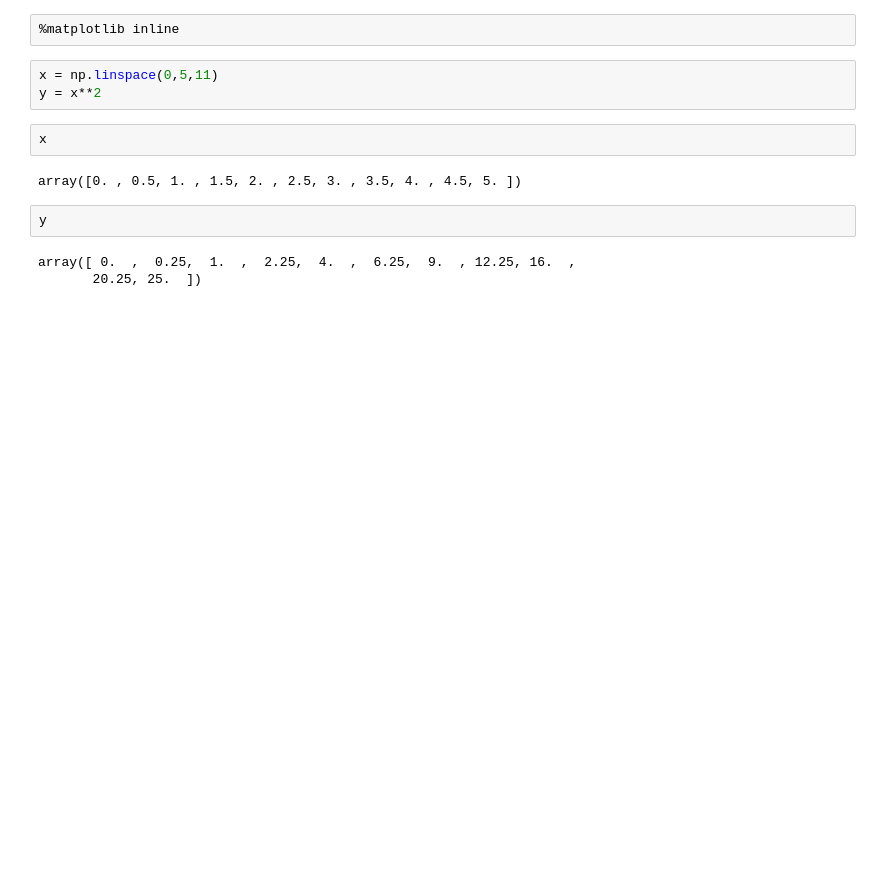
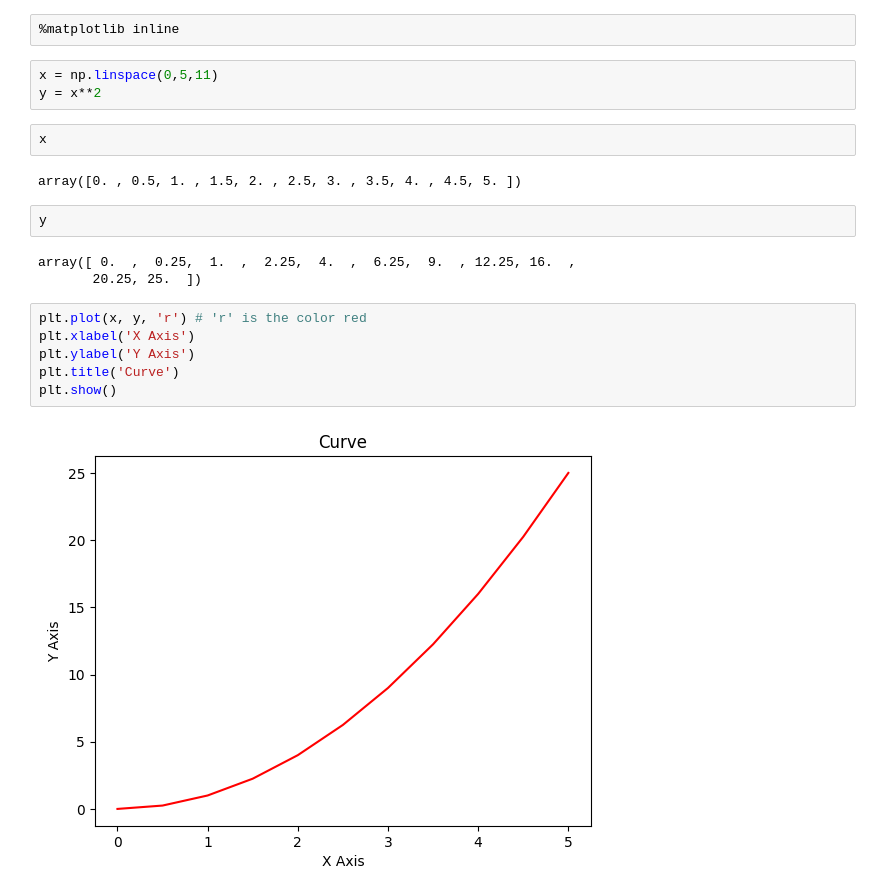
Before and after one commit to yashkuceriya/pythonprac, a Jupyter notebook: Mlds.ipynb, the cells around one changed output. Drawn from its saved outputs; the diff is of its cells as text; blank space fills up the shorter version.

```diff
--- a/Mlds.ipynb
+++ b/Mlds.ipynb
@@ -1022,3 +1022,11 @@ y
 # %% [output]
 array([ 0.  ,  0.25,  1.  ,  2.25,  4.  ,  6.25,  9.  , 12.25, 16.  ,
        20.25, 25.  ])
+# %%
+plt.plot(x, y, 'r') # 'r' is the color red
+plt.xlabel('X Axis')
+plt.ylabel('Y Axis')
+plt.title('Curve')
+plt.show()
+# %% [output]
+[figure, added]
```
Also changed, not shown: parts of 12 cells of this notebook.
